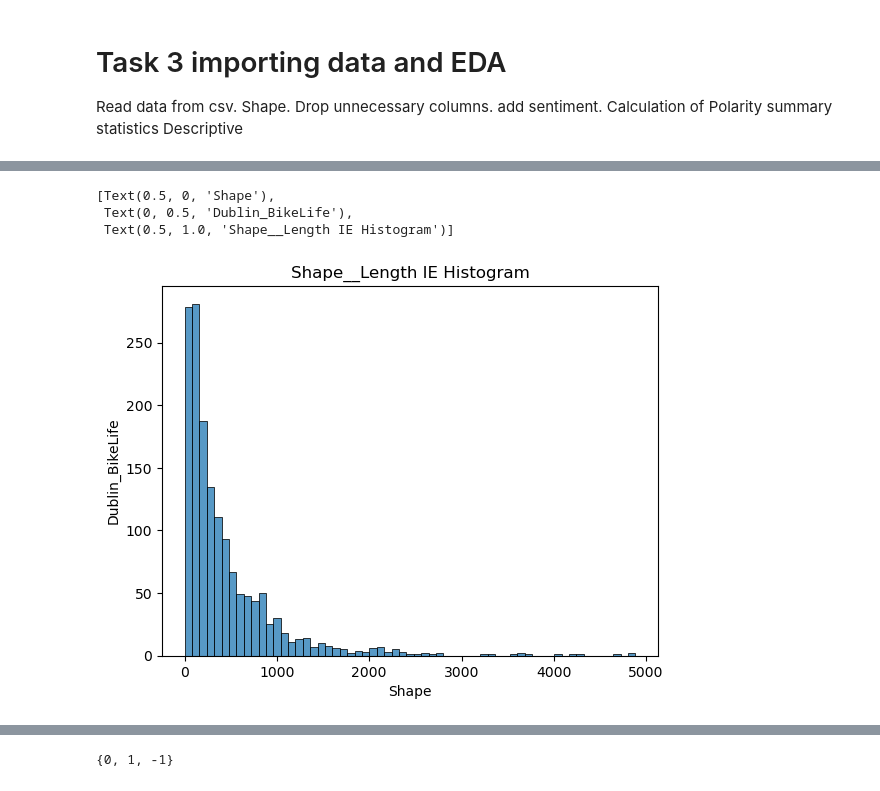
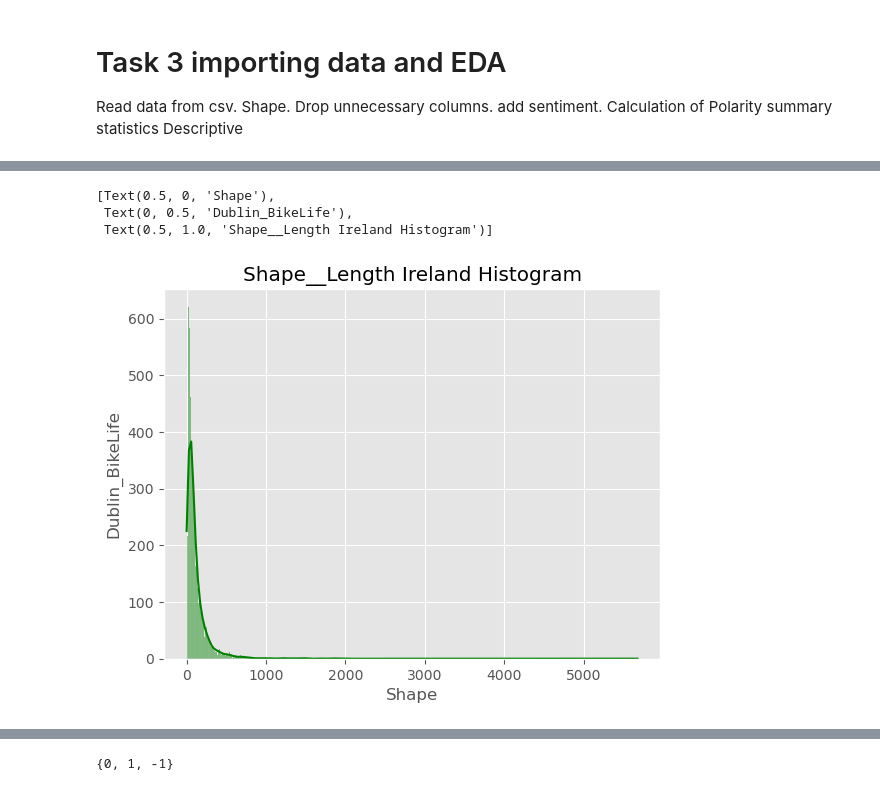
Before and after one commit to Johanna23cct/Transport-inIreland, a Jupyter notebook: cycle.ipynb, the cells around one changed output, grey strips where cells are left out. Saved outputs shown, nothing was run; the diff lists cells and outputs as text; code cells hidden in the pictures.

```diff
--- a/cycle.ipynb
+++ b/cycle.ipynb
@@ -45,7 +49,9 @@ import csv
 # import some libraries for Visualising the price variable:
 import seaborn as sns
 import matplotlib.pyplot as plt
+import matplotlib.image as mpimg
 %matplotlib inline
+plt.style.use('ggplot')
 
 
 
@@ -61,3 +67,8 @@ from sklearn.metrics import mean_squared_error
 data = load_iris()
 X_train, X_test, y_train, y_test = train_test_split(data.data, data.target, test_size=0.2, random_state=42)
 from sklearn.tree import DecisionTreeRegressor
+
+# Import Some libraries for Sentimet Analysis
+import nltk
+from nltk.sentiment import SentimentIntensityAnalyzer
+from tqdm.notebook import tqdm
@@ -71,4 +101,4 @@ Calculation of Polarity summary statistics Descriptive
 # %%
-dfI = pd.read_csv('Cycle_Facility_Network.csv')
-dfI.head()
+dfIE = pd.read_csv('dublin_bikelife_210817.csv')
+dfIE.head()
 # %% [output]
@@ -80,0 +112,5 @@ dfI.head()
+# %%
+# To Drop one duplicate row TLIST(A1)	Year
+to_drop = ['Comments_1', 'Shape_Leng', 'twoway', 'sruface_ch', 'bollardpro', 'temporary', 'mandatory', 'width', 'trafficfre', 'signedrout', 'oneside', 'twoway_sin', 'oneplus', 'review', 'difference', 'gid', 'surface_ch', 'buslane', 'OBJECTID', 'datasource', 'classifica', 'classifi_1', 'cyclelane', 'shareduse', 'segregated' ]
+dfIE.drop(columns=to_drop, inplace=True)
+dfIE.head()
@@ -95,4 +171,5 @@ dfI.head()
 # %%
-dfI.rename(columns={'Shape__Length': 'Shape__Length IE'}, inplace=True)
-dfI.head()
+dfIE.rename(columns={'Shape_Le_1': 'Shape__Length IE'}, inplace=True)
+dfIE.rename(columns={'cdo': 'TYPEOFFACILITY'}, inplace=True)
+dfIE.head()
 # %% [output]
@@ -254,12 +399,12 @@ ax.set(xlabel='Shape',
 # %%
 # Producing a histogram:
-ax = sns.histplot(dfI['Shape__Length IE'])
+ax = sns.histplot(dfIE['Shape__Length IE'], kde=True, color ='green')
 ax.set(xlabel='Shape',
        ylabel='Dublin_BikeLife',
-       title ='Shape__Length IE Histogram')
+       title ='Shape__Length Ireland Histogram')
 # %% [output]
 [Text(0.5, 0, 'Shape'),
  Text(0, 0.5, 'Dublin_BikeLife'),
- Text(0.5, 1.0, 'Shape__Length IE Histogram')]
+ Text(0.5, 1.0, 'Shape__Length Ireland Histogram')]
-[figure, old version]
+[figure, new version]
 # %%
```
Also changed, not shown: parts of 89 cells of this notebook.
